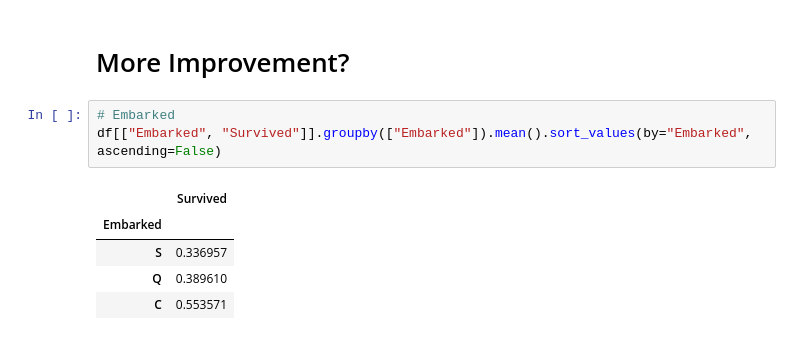
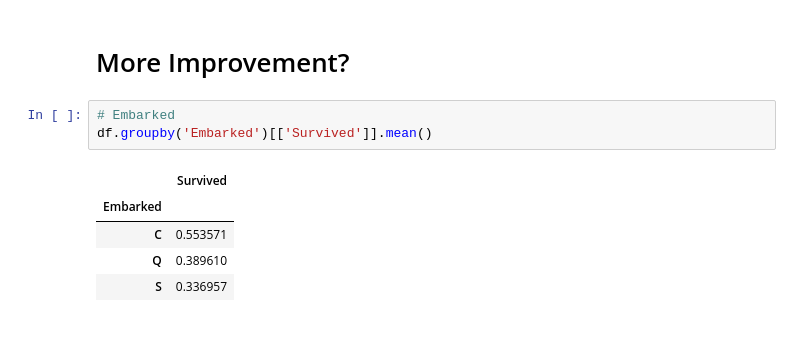
Before and after one commit to senzelden/projects, a Jupyter notebook: week_02/logistic_regression/titanic_logistic_regression.ipynb, the cells around one changed output. Saved outputs shown, nothing was run; the diff lists cells and outputs as text.

```diff
--- a/week_02/logistic_regression/titanic_logistic_regression.ipynb
+++ b/week_02/logistic_regression/titanic_logistic_regression.ipynb
@@ -302,10 +279,10 @@ Awesome.
 # More Improvement?
 # %%
 # Embarked
-df[["Embarked", "Survived"]].groupby(["Embarked"]).mean().sort_values(by="Embarked", ascending=False)
+df.groupby('Embarked')[['Survived']].mean()
 # %% [output]
 |  | Survived |
 | Embarked |  |
+| C | 0.553571 |
+| Q | 0.389610 |
 | S | 0.336957 |
-| Q | 0.389610 |
-| C | 0.553571 |
```
Also changed, not shown: parts of 6 cells of this notebook.
